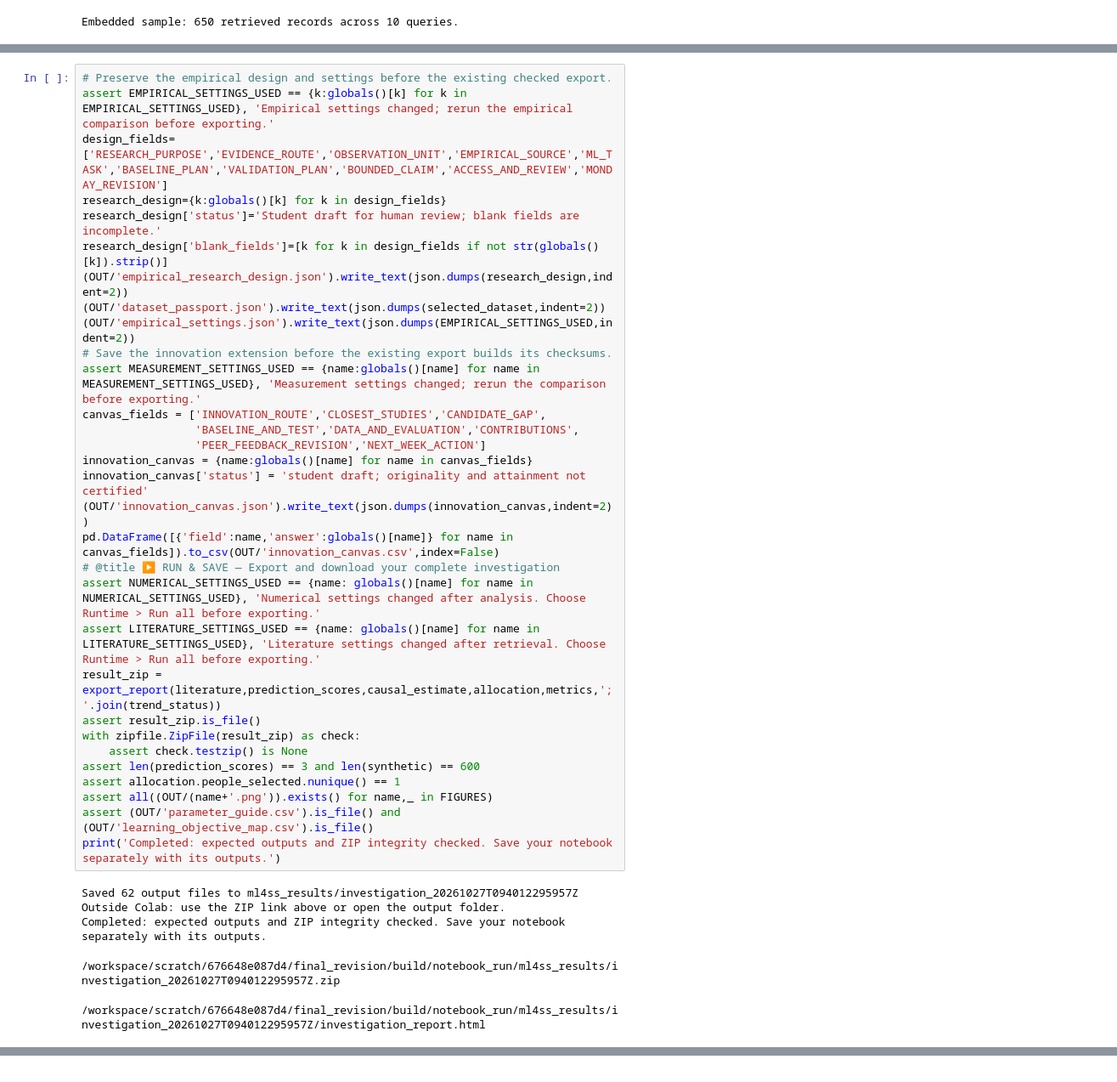
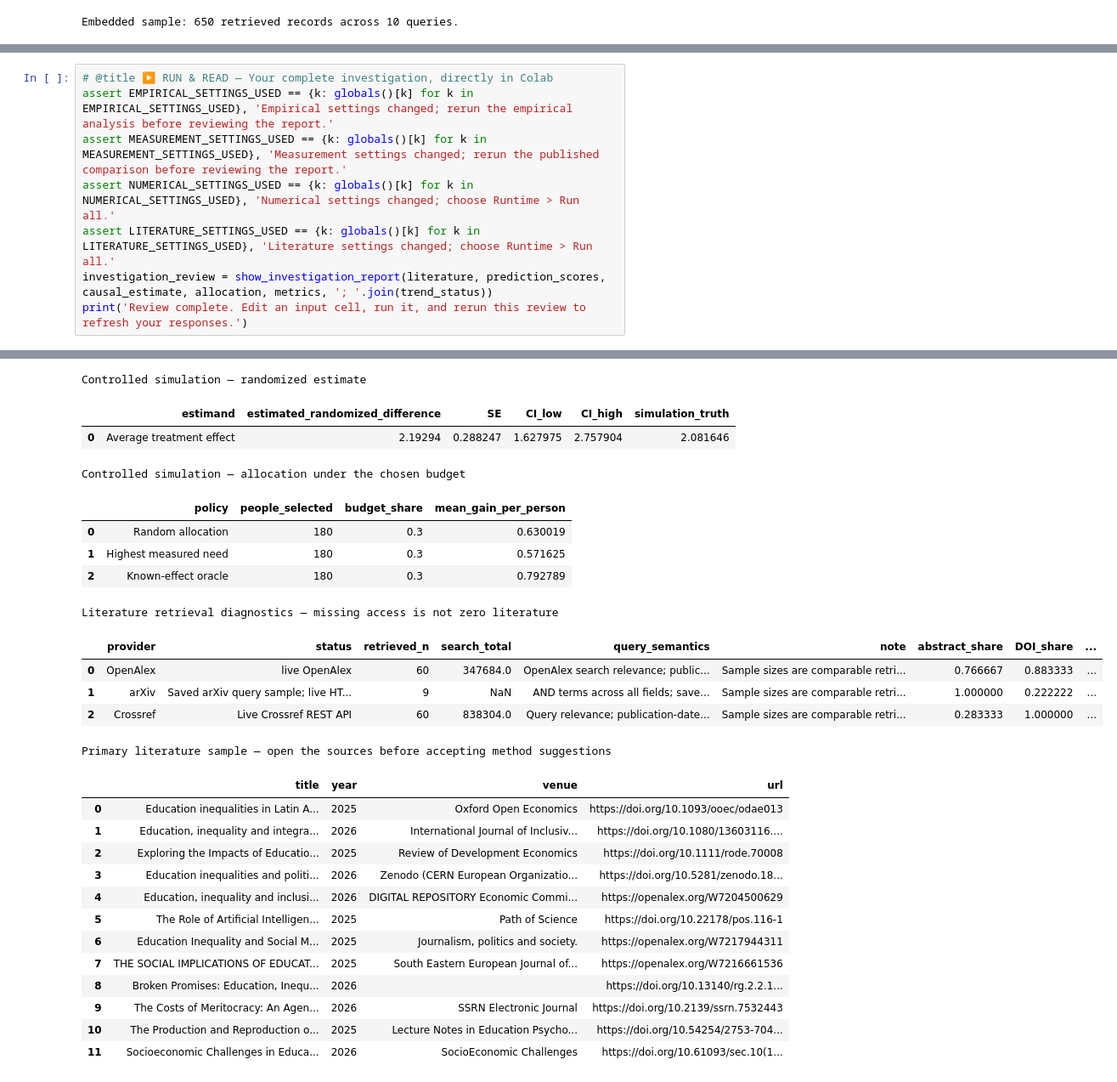
Before and after one commit to sunshineluyao/ml4ss, a Jupyter notebook: modules/00-foundations/02_week1_research_innovation.ipynb, the cells around one changed output, grey strips where cells are left out. Shown at 85% size. Cells and saved outputs as stored; diff of their text form.

Commit message:
Make Week 1 Part 3 runnable with filled examples and inline output

```diff
--- a/modules/00-foundations/02_week1_research_innovation.ipynb
+++ b/modules/00-foundations/02_week1_research_innovation.ipynb
@@ -1783,37 +1854,9 @@ The supplied Python code is permitted. Initial reasoning and individual reflecti
-# %%
-# Preserve the empirical design and settings before the existing checked export.
-assert EMPIRICAL_SETTINGS_USED == {k:globals()[k] for k in EMPIRICAL_SETTINGS_USED}, 'Empirical settings changed; rerun the empirical comparison before exporting.'
-design_fields=['RESEARCH_PURPOSE','EVIDENCE_ROUTE','OBSERVATION_UNIT','EMPIRICAL_SOURCE','ML_TASK','BASELINE_PLAN','VALIDATION_PLAN','BOUNDED_CLAIM','ACCESS_AND_REVIEW','MONDAY_REVISION']
-research_design={k:globals()[k] for k in design_fields}
-research_design['status']='Student draft for human review; blank fields are incomplete.'
-research_design['blank_fields']=[k for k in design_fields if not str(globals()[k]).strip()]
-(OUT/'empirical_research_design.json').write_text(json.dumps(research_design,indent=2))
-(OUT/'dataset_passport.json').write_text(json.dumps(selected_dataset,indent=2))
-(OUT/'empirical_settings.json').write_text(json.dumps(EMPIRICAL_SETTINGS_USED,indent=2))
-# Save the innovation extension before the existing export builds its checksums.
-assert MEASUREMENT_SETTINGS_USED == {name:globals()[name] for name in MEASUREMENT_SETTINGS_USED}, 'Measurement settings changed; rerun the comparison before exporting.'
-canvas_fields = ['INNOVATION_ROUTE','CLOSEST_STUDIES','CANDIDATE_GAP',
-                 'BASELINE_AND_TEST','DATA_AND_EVALUATION','CONTRIBUTIONS',
-                 'PEER_FEEDBACK_REVISION','NEXT_WEEK_ACTION']
-innovation_canvas = {name:globals()[name] for name in canvas_fields}
-innovation_canvas['status'] = 'student draft; originality and attainment not certified'
-(OUT/'innovation_canvas.json').write_text(json.dumps(innovation_canvas,indent=2))
-pd.DataFrame([{'field':name,'answer':globals()[name]} for name in canvas_fields]).to_csv(OUT/'innovation_canvas.csv',index=False)
-# @title ▶️ RUN & SAVE — Export and download your complete investigation
-assert NUMERICAL_SETTINGS_USED == {name: globals()[name] for name in NUMERICAL_SETTINGS_USED}, 'Numerical settings changed after analysis. Choose Runtime > Run all before exporting.'
-assert LITERATURE_SETTINGS_USED == {name: globals()[name] for name in LITERATURE_SETTINGS_USED}, 'Literature settings changed after retrieval. Choose Runtime > Run all before exporting.'
-result_zip = export_report(literature,prediction_scores,causal_estimate,allocation,metrics,'; '.join(trend_status))
-assert result_zip.is_file()
-with zipfile.ZipFile(result_zip) as check:
-    assert check.testzip() is None
-assert len(prediction_scores) == 3 and len(synthetic) == 600
-assert allocation.people_selected.nunique() == 1
-assert all((OUT/(name+'.png')).exists() for name,_ in FIGURES)
-assert (OUT/'parameter_guide.csv').is_file() and (OUT/'learning_objective_map.csv').is_file()
-print('Completed: expected outputs and ZIP integrity checked. Save your notebook separately with its outputs.')
-# %% [output]
-Saved 62 output files to ml4ss_results/investigation_20261027T094012295957Z
-Outside Colab: use the ZIP link above or open the output folder.
-Completed: expected outputs and ZIP integrity checked. Save your notebook separately with its outputs.
-/workspace/scratch/676648e087d4/final_revision/build/notebook_run/ml4ss_results/investigation_20261027T094012295957Z.zip
-/workspace/scratch/676648e087d4/final_revision/build/notebook_run/ml4ss_results/investigation_20261027T094012295957Z/investigation_report.html
+# %%
+# @title ▶️ RUN & READ — Your complete investigation, directly in Colab
+assert EMPIRICAL_SETTINGS_USED == {k: globals()[k] for k in EMPIRICAL_SETTINGS_USED}, 'Empirical settings changed; rerun the empirical analysis before reviewing the report.'
+assert MEASUREMENT_SETTINGS_USED == {k: globals()[k] for k in MEASUREMENT_SETTINGS_USED}, 'Measurement settings changed; rerun the published comparison before reviewing the report.'
+assert NUMERICAL_SETTINGS_USED == {k: globals()[k] for k in NUMERICAL_SETTINGS_USED}, 'Numerical settings changed; choose Runtime > Run all.'
+assert LITERATURE_SETTINGS_USED == {k: globals()[k] for k in LITERATURE_SETTINGS_USED}, 'Literature settings changed; choose Runtime > Run all.'
+investigation_review = show_investigation_report(literature, prediction_scores, causal_estimate, allocation, metrics, '; '.join(trend_status))
+print('Review complete. Edit an input cell, run it, and rerun this review to refresh your responses.')
+# %% [output]
@@ -1819,0 +1888,27 @@ Completed: expected outputs and ZIP integrity checked. Save your notebook separa
+Controlled simulation — randomized estimate
+|  | estimand | estimated_randomized_difference | SE | CI_low | CI_high | simulation_truth |
+| 0 | Average treatment effect | 2.19294 | 0.288247 | 1.627975 | 2.757904 | 2.081646 |
+Controlled simulation — allocation under the chosen budget
+|  | policy | people_selected | budget_share | mean_gain_per_person |
+| 0 | Random allocation | 180 | 0.3 | 0.630019 |
+| 1 | Highest measured need | 180 | 0.3 | 0.571625 |
+| 2 | Known-effect oracle | 180 | 0.3 | 0.792789 |
+Literature retrieval diagnostics — missing access is not zero literature
+|  | provider | status | retrieved_n | search_total | query_semantics | note | abstract_share | DOI_share | ... |
+| 0 | OpenAlex | live OpenAlex | 60 | 347684.0 | OpenAlex search relevance; public... | Sample sizes are comparable retri... | 0.766667 | 0.883333 | ... |
+| 1 | arXiv | Saved arXiv query sample; live HT... | 9 | NaN | AND terms across all fields; save... | Sample sizes are comparable retri... | 1.000000 | 0.222222 | ... |
+| 2 | Crossref | Live Crossref REST API | 60 | 838304.0 | Query relevance; publication-date... | Sample sizes are comparable retri... | 0.283333 | 1.000000 | ... |
+Primary literature sample — open the sources before accepting method suggestions
+|  | title | year | venue | url |
+| 0 | Education inequalities in Latin A... | 2025 | Oxford Open Economics | https://doi.org/10.1093/ooec/odae013 |
+| 1 | Education, inequality and integra... | 2026 | International Journal of Inclusiv... | https://doi.org/10.1080/13603116.... |
+| 2 | Exploring the Impacts of Educatio... | 2025 | Review of Development Economics | https://doi.org/10.1111/rode.70008 |
+| 3 | Education inequalities and politi... | 2026 | Zenodo (CERN European Organizatio... | https://doi.org/10.5281/zenodo.18... |
+| 4 | Education, inequality and inclusi... | 2026 | DIGITAL REPOSITORY Economic Commi... | https://openalex.org/W7204500629 |
+| 5 | The Role of Artificial Intelligen... | 2025 | Path of Science | https://doi.org/10.22178/pos.116-1 |
+| 6 | Education Inequality and Social M... | 2025 | Journalism, politics and society. | https://openalex.org/W7217944311 |
+| 7 | THE SOCIAL IMPLICATIONS OF EDUCAT... | 2025 | South Eastern European Journal of... | https://openalex.org/W7216661536 |
+| 8 | Broken Promises: Education, Inequ... | 2026 |  | https://doi.org/10.13140/rg.2.2.1... |
+| 9 | The Costs of Meritocracy: An Agen... | 2026 | SSRN Electronic Journal | https://doi.org/10.2139/ssrn.7532443 |
+| 10 | The Production and Reproduction o... | 2025 | Lecture Notes in Education Psycho... | https://doi.org/10.54254/2753-704... |
+| 11 | Socioeconomic Challenges in Educa... | 2026 | SocioEconomic Challenges | https://doi.org/10.61093/sec.10(1... |
```
Also changed, not shown: parts of 70 cells of this notebook, 2 other files.
